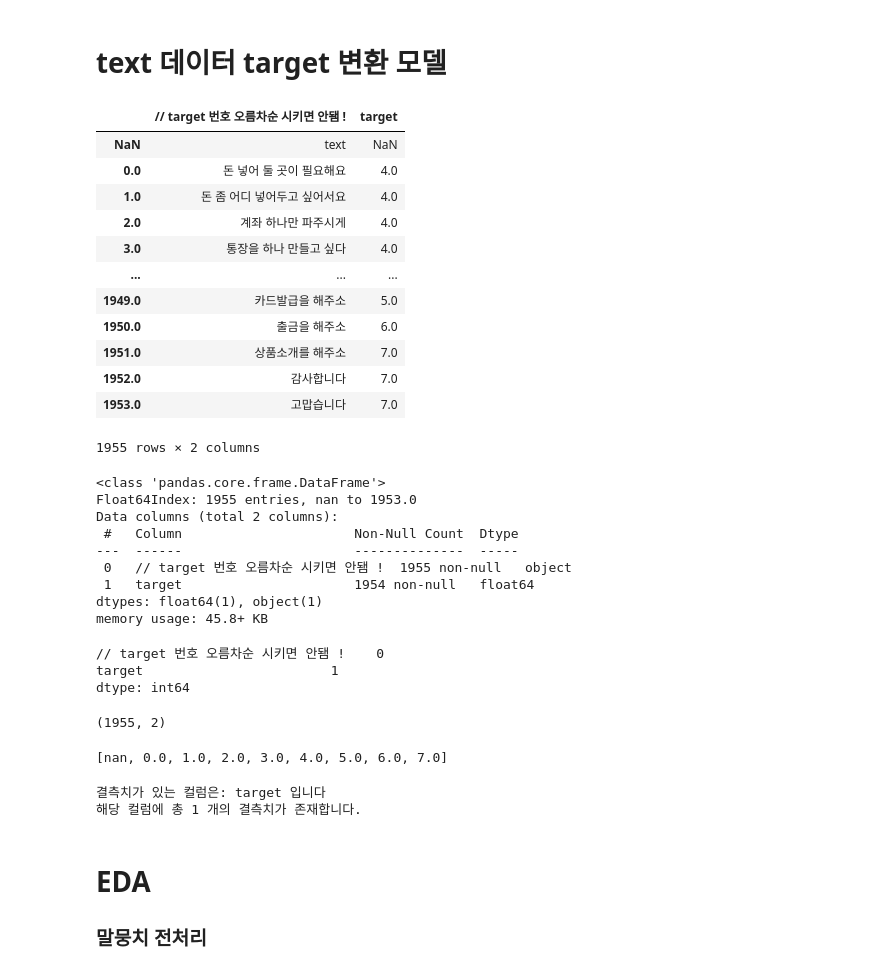
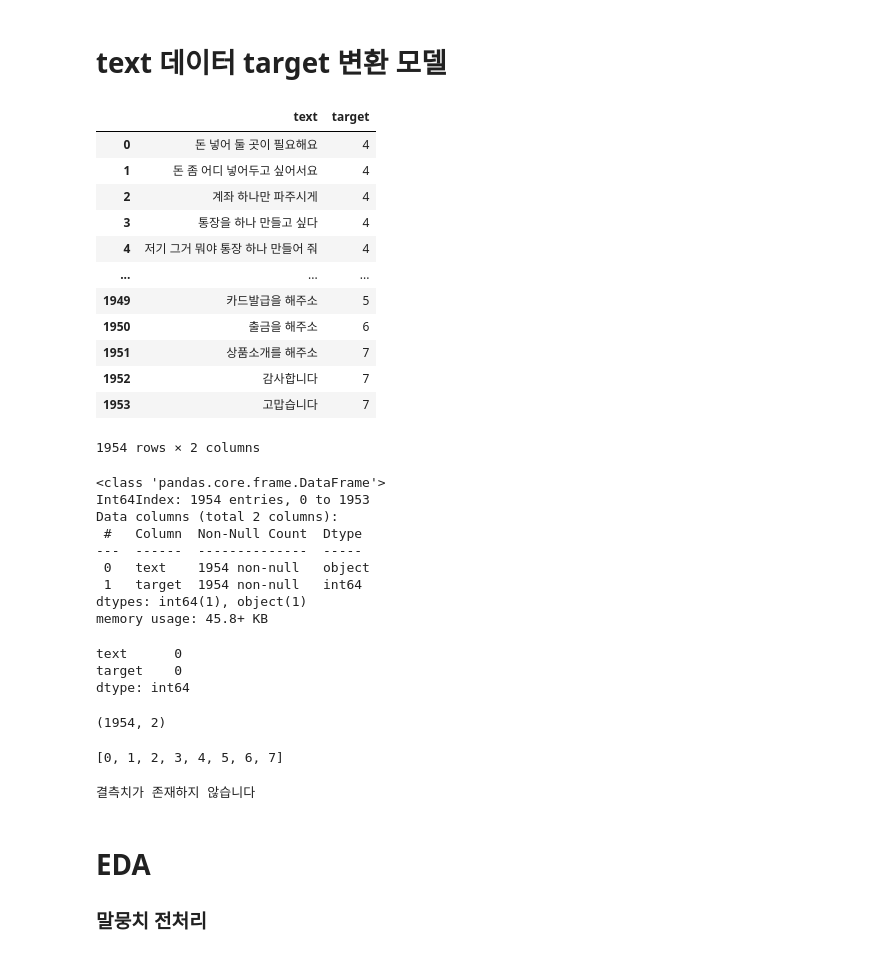
Before and after one commit to kbAcademyBclassSuperTeam/machine-learning, a Jupyter notebook: Chatbot-model-version3.ipynb, the cells around one changed output. Drawn from its saved outputs; the diff is of its cells as text; code cells hidden in the pictures.

```diff
--- a/Chatbot-model-version3.ipynb
+++ b/Chatbot-model-version3.ipynb
@@ -3,50 +3,50 @@
 # %%
 import pandas as pd
 
-total_data = pd.read_csv('https://docs.google.com/spreadsheets/d/1BJe5Q9-dU11Jl_4z8D5-j0rNLwGf2O-cC_ysOgBkfbc/gviz/tq?tqx=out:csv&sheet=Text_Dataset',  skiprows=, index_col=0)
+total_data = pd.read_csv('https://docs.google.com/spreadsheets/d/1BJe5Q9-dU11Jl_4z8D5-j0rNLwGf2O-cC_ysOgBkfbc/gviz/tq?tqx=out:csv&sheet=Text_Dataset',  skiprows=9, index_col=0)
 df = total_data.iloc[:, :2]
 df.rename(columns={df.columns[1]:'target'}, inplace=True)
 df
 # %% [output]
-|  | // target 번호 오름차순 시키면 안됌 ! | target |
-| NaN | text | NaN |
-| 0.0 | 돈 넣어 둘 곳이 필요해요 | 4.0 |
-| 1.0 | 돈 좀 어디 넣어두고 싶어서요 | 4.0 |
-| 2.0 | 계좌 하나만 파주시게 | 4.0 |
-| 3.0 | 통장을 하나 만들고 싶다 | 4.0 |
+|  | text | target |
+| 0 | 돈 넣어 둘 곳이 필요해요 | 4 |
+| 1 | 돈 좀 어디 넣어두고 싶어서요 | 4 |
+| 2 | 계좌 하나만 파주시게 | 4 |
+| 3 | 통장을 하나 만들고 싶다 | 4 |
+| 4 | 저기 그거 뭐야 통장 하나 만들어 줘 | 4 |
 | ... | ... | ... |
-| 1949.0 | 카드발급을 해주소 | 5.0 |
-| 1950.0 | 출금을 해주소 | 6.0 |
-| 1951.0 | 상품소개를 해주소 | 7.0 |
-| 1952.0 | 감사합니다 | 7.0 |
-| 1953.0 | 고맙습니다 | 7.0 |
+| 1949 | 카드발급을 해주소 | 5 |
+| 1950 | 출금을 해주소 | 6 |
+| 1951 | 상품소개를 해주소 | 7 |
+| 1952 | 감사합니다 | 7 |
+| 1953 | 고맙습니다 | 7 |
-1955 rows × 2 columns
+1954 rows × 2 columns
 # %%
 df.info()
 # %% [output]
 <class 'pandas.core.frame.DataFrame'>
-Float64Index: 1955 entries, nan to 1953.0
+Int64Index: 1954 entries, 0 to 1953
 Data columns (total 2 columns):
- #   Column                      Non-Null Count  Dtype
----  ------                      --------------  -----
- 0   // target 번호 오름차순 시키면 안됌 !  1955 non-null   object
- 1   target                      1954 non-null   float64
-dtypes: float64(1), object(1)
+ #   Column  Non-Null Count  Dtype
+---  ------  --------------  -----
+ 0   text    1954 non-null   object
+ 1   target  1954 non-null   int64
+dtypes: int64(1), object(1)
 memory usage: 45.8+ KB
 # %%
 df.isna().sum()
 # %% [output]
-// target 번호 오름차순 시키면 안됌 !    0
-target                        1
+text      0
+target    0
 dtype: int64
 # %%
 df.shape
 # %% [output]
-(1955, 2)
+(1954, 2)
 # %%
 sorted(df['target'].unique())
 # %% [output]
-[nan, 0.0, 1.0, 2.0, 3.0, 4.0, 5.0, 6.0, 7.0]
+[0, 1, 2, 3, 4, 5, 6, 7]
 # %%
 def check_missing_col(dataframe):
     missing_col = []
@@ -63,8 +63,7 @@ def check_missing_col(dataframe):
 
 missing_col = check_missing_col(df)
 # %% [output]
-결측치가 있는 컬럼은: target 입니다
-해당 컬럼에 총 1 개의 결측치가 존재합니다.
+결측치가 존재하지 않습니다
 # %%
 # import re
 
```
Also changed, not shown: parts of 11 cells of this notebook.
